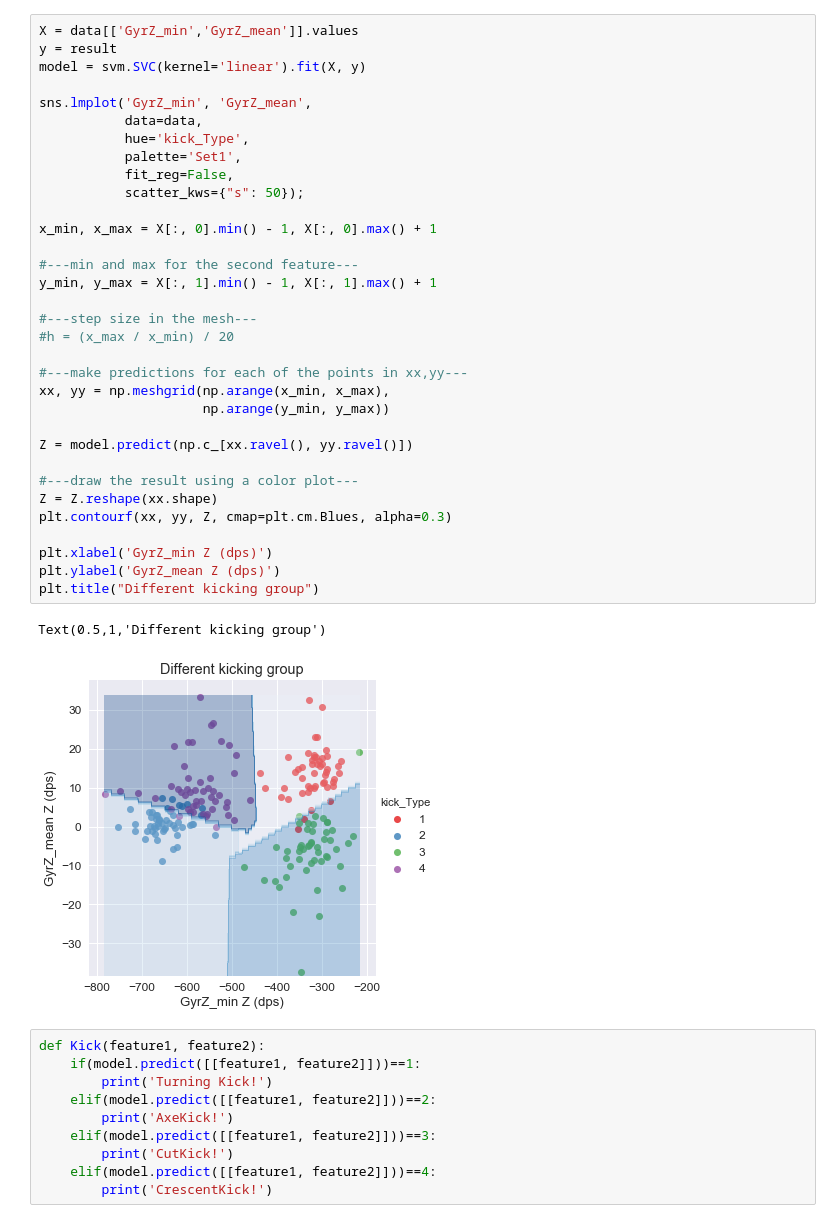
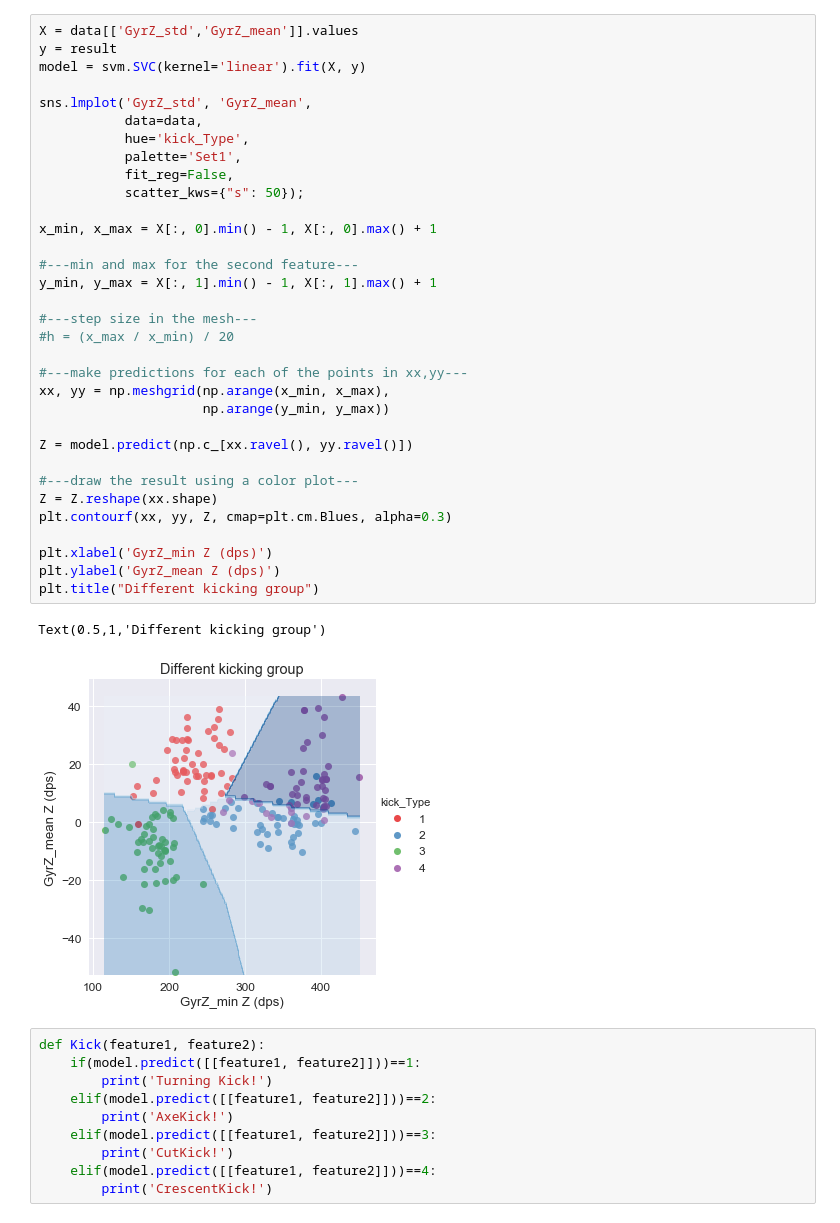
Before and after one commit to Procrastinnovation/Capstone, a Jupyter notebook: Kicking_lowpass.ipynb, the cells around one changed output. Saved outputs shown, nothing was run; the diff lists cells and outputs as text.

```diff
--- a/Kicking_lowpass.ipynb
+++ b/Kicking_lowpass.ipynb
@@ -184,39 +184,39 @@ Support vectors =  [[ 6.60652174e+00  1.73105625e+02]
 # %%
-X = data[['GyrZ_min','GyrZ_mean']].values
+X = data[['GyrZ_std','GyrZ_mean']].values
 y = result
 model = svm.SVC(kernel='linear').fit(X, y)
 
-sns.lmplot('GyrZ_min', 'GyrZ_mean',
+sns.lmplot('GyrZ_std', 'GyrZ_mean',
            data=data,
            hue='kick_Type',
            palette='Set1',
            fit_reg=False,
            scatter_kws={"s": 50});
 
 x_min, x_max = X[:, 0].min() - 1, X[:, 0].max() + 1
 
 #---min and max for the second feature---
 y_min, y_max = X[:, 1].min() - 1, X[:, 1].max() + 1
 
 #---step size in the mesh---
 #h = (x_max / x_min) / 20
 
 #---make predictions for each of the points in xx,yy---
 xx, yy = np.meshgrid(np.arange(x_min, x_max),
                      np.arange(y_min, y_max))
 
 Z = model.predict(np.c_[xx.ravel(), yy.ravel()])
 
 #---draw the result using a color plot---
 Z = Z.reshape(xx.shape)
 plt.contourf(xx, yy, Z, cmap=plt.cm.Blues, alpha=0.3)
 
 plt.xlabel('GyrZ_min Z (dps)')
 plt.ylabel('GyrZ_mean Z (dps)')
 plt.title("Different kicking group")
 # %% [output]
 Text(0.5,1,'Different kicking group')
-[figure, old version]
+[figure, new version]
 # %%
 def Kick(feature1, feature2):
     if(model.predict([[feature1, feature2]]))==1:
```
Also changed, not shown: parts of 11 cells of this notebook, 4 other files.
